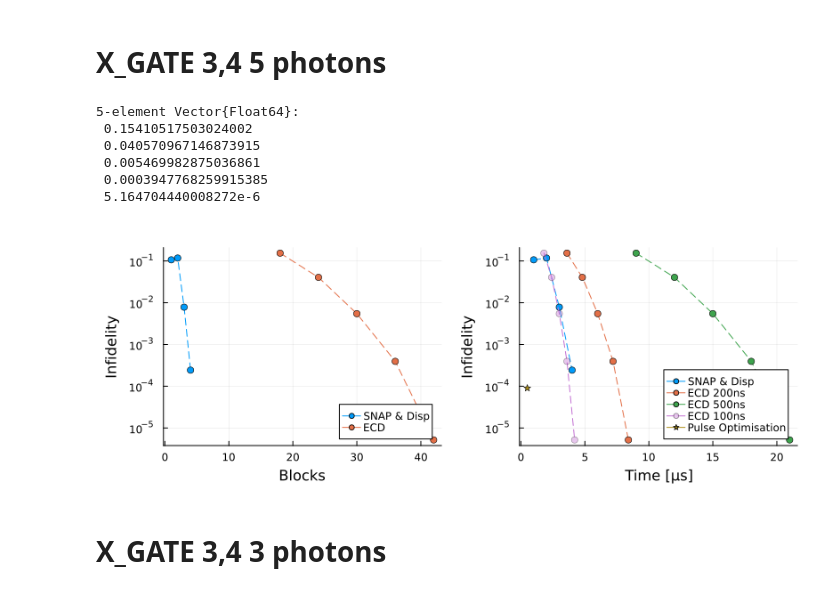
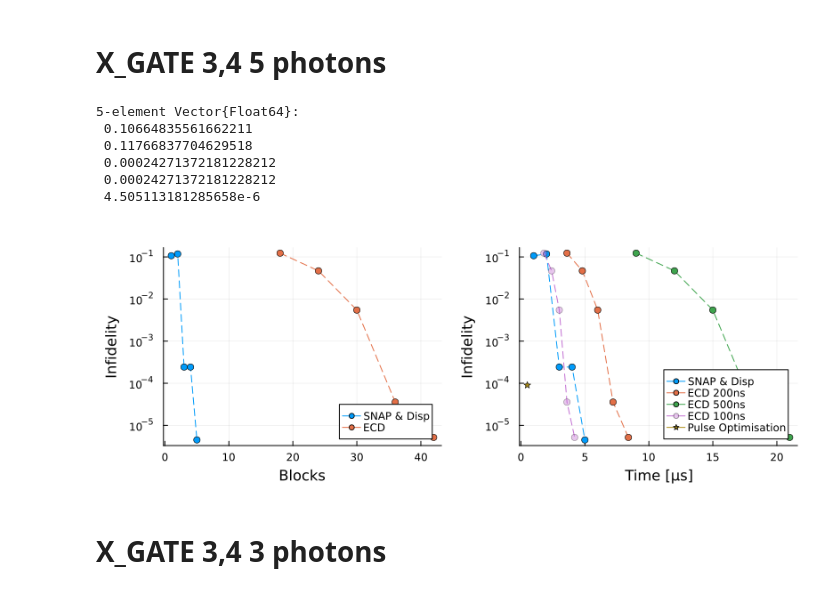
Before and after one commit to AndreaMaestri18/Opt3DQalgs, a Jupyter notebook: BTgates/src/plots_and_analysis/infidelity_comparison_plots.ipynb, the cells around one changed output. Drawn from its saved outputs; the diff is of its cells as text; code cells hidden in the pictures.

Commit message:
data plus new plots

```diff
--- a/BTgates/src/plots_and_analysis/infidelity_comparison_plots.ipynb
+++ b/BTgates/src/plots_and_analysis/infidelity_comparison_plots.ipynb
@@ -71,40 +83,36 @@ savefig("../../plots/blocksandtime_ecd_vs_snap_vs_PO/stateprep3X_7photons.pdf")
 "/Users/andreamaestri/Desktop/Thesis_julia/BTgates/plots/blocksandtime_ecd_vs_snap_vs_PO/stateprep3X_7photons.pdf"
 # %% [markdown]
 # X_GATE 3,4 5 photons
-# %%
-# 1 to 4
-infidelities_snap_disp = [
-    0.10664835561662211
-    0.11766837704629518
-    0.007830284981915958
-    0.00024271372181228212
-]
-
-# 18 to 42
-infidelities_ecd = [
-    0.15410517503024002
- 0.040570967146873915
- 0.005469982875036861
- 0.0003947768259915385
- 5.164704440008272e-6
-]
-# %% [output]
-5-element Vector{Float64}:
- 0.15410517503024002
- 0.040570967146873915
- 0.005469982875036861
- 0.0003947768259915385
- 5.164704440008272e-6
+# %%
+X_gate_ecd = DataFrame(CSV.File("../../data/X_gate/5_photons/ECD/(3,4).txt"))
+X_gate_snap = DataFrame(CSV.File("../../data/X_gate/5_photons/SNAP_Disp/(3,4).txt"))
+
+infidelities_ecd = [norm(minimum(eachrow(val).fidelity)) for val in groupby(X_gate_ecd, "blocks")]
+blocks_ecd = [minimum(eachrow(val).blocks) for val in groupby(X_gate_ecd, "blocks")]
+
+infidelities_snap_disp = [norm(minimum(eachrow(val).fidelity)) for val in groupby(X_gate_snap, "blocks")]
+blocks_snap_disp = [minimum(eachrow(val).blocks) for val in groupby(X_gate_snap, "blocks")]
+
+infidelities_ecd
+blocks_ecd
+infidelities_snap_disp
+# %% [output]
+5-element Vector{Float64}:
+ 0.10664835561662211
+ 0.11766837704629518
+ 0.00024271372181228212
+ 0.00024271372181228212
+ 4.505113181285658e-6
 # %%
-plot([i for i in 1:4],infidelities_snap_disp, label= "SNAP & Disp", linestyle=:dash, marker = :circle, xlabel="Blocks", ylabel="Infidelity", yaxis=:log, fmt = :PDF, yticks=exp10.(range(-16, stop=0, length=17)), legend=:bottomright, layout=2, subplot=1, size=(800,300), margin=5mm)
-plot!([i for i in 18:6:42],infidelities_ecd, label= "ECD", linestyle=:dash, marker = :circle, xlabel="Blocks", ylabel="Infidelity", yaxis=:log, fmt = :PDF, yticks=exp10.(range(-16, stop=0, length=17)), subplot=1)
-plot!([i for i in 1:4],infidelities_snap_disp, label= "SNAP & Disp", linestyle=:dash, marker = :circle, xlabel="Time [μs]", ylabel="Infidelity", yaxis=:log, fmt = :PDF, yticks=exp10.(range(-16, stop=0, length=17)), legend=:bottomright, layout=2, subplot=2)
-plot!([i*0.2 for i in 18:6:42],infidelities_ecd, label= "ECD 200ns", linestyle=:dash, marker = :circle, xlabel="Time [μs]", ylabel="Infidelity", yaxis=:log, fmt = :PDF, yticks=exp10.(range(-16, stop=0, length=17)), subplot=2)
-plot!([i*0.5 for i in 18:6:42],infidelities_ecd, label= "ECD 500ns", linestyle=:dash, marker = :circle, xlabel="Time [μs]", ylabel="Infidelity", yaxis=:log, fmt = :PDF, yticks=exp10.(range(-16, stop=0, length=17)), subplot=2)
-plot!([i*0.1 for i in 18:6:42],infidelities_ecd, label= "ECD 100ns", linestyle=:dash,  markeralpha= 0.4, marker = :circle, xlabel="Time [μs]", ylabel="Infidelity", yaxis=:log, fmt = :PDF, yticks=exp10.(range(-16, stop=0, length=17)), subplot=2)
+plot(blocks_snap_disp,infidelities_snap_disp, label= "SNAP & Disp", linestyle=:dash, marker = :circle, xlabel="Blocks", ylabel="Infidelity", yaxis=:log, fmt = :PDF, yticks=exp10.(range(-16, stop=0, length=17)), legend=:bottomright, layout=2, subplot=1, size=(800,300), margin=5mm)
+plot!(blocks_ecd,infidelities_ecd, label= "ECD", linestyle=:dash, marker = :circle, xlabel="Blocks", ylabel="Infidelity", yaxis=:log, fmt = :PDF, yticks=exp10.(range(-16, stop=0, length=17)), subplot=1)
+plot!(blocks_snap_disp,infidelities_snap_disp, label= "SNAP & Disp", linestyle=:dash, marker = :circle, xlabel="Time [μs]", ylabel="Infidelity", yaxis=:log, fmt = :PDF, yticks=exp10.(range(-16, stop=0, length=17)), legend=:bottomright, layout=2, subplot=2)
+plot!(blocks_ecd*0.2,infidelities_ecd, label= "ECD 200ns", linestyle=:dash, marker = :circle, xlabel="Time [μs]", ylabel="Infidelity", yaxis=:log, fmt = :PDF, yticks=exp10.(range(-16, stop=0, length=17)), subplot=2)
+plot!(blocks_ecd*0.5,infidelities_ecd, label= "ECD 500ns", linestyle=:dash, marker = :circle, xlabel="Time [μs]", ylabel="Infidelity", yaxis=:log, fmt = :PDF, yticks=exp10.(range(-16, stop=0, length=17)), subplot=2)
+plot!(blocks_ecd*0.1,infidelities_ecd, label= "ECD 100ns", linestyle=:dash,  markeralpha= 0.4, marker = :circle, xlabel="Time [μs]", ylabel="Infidelity", yaxis=:log, fmt = :PDF, yticks=exp10.(range(-16, stop=0, length=17)), subplot=2)
 plot!([0.5], [9e-5],label= "Pulse Optimisation", linestyle=:dash, marker = :star, xlabel="Time [μs]", ylabel="Infidelity", yaxis=:log, fmt = :PDF, yticks=exp10.(range(-16, stop=0, length=17)), subplot=2)
 #savefig("../../plots/blocksandtime_ecd_vs_snap_vs_PO/gateprepX_5photons.pdf")
 # %% [output]
-[figure, old version]
+[figure, new version]
 # %% [markdown]
 # X_GATE 3,4 3 photons
```
Also changed, not shown: parts of 15 cells of this notebook, 8 other files.
